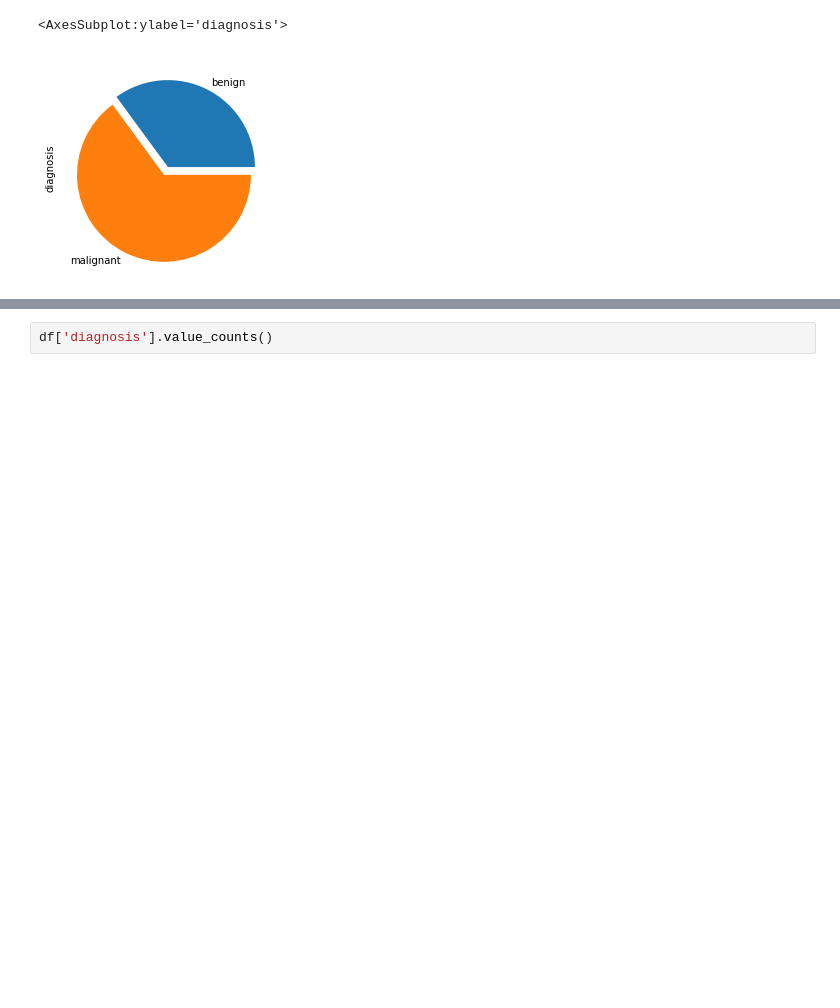
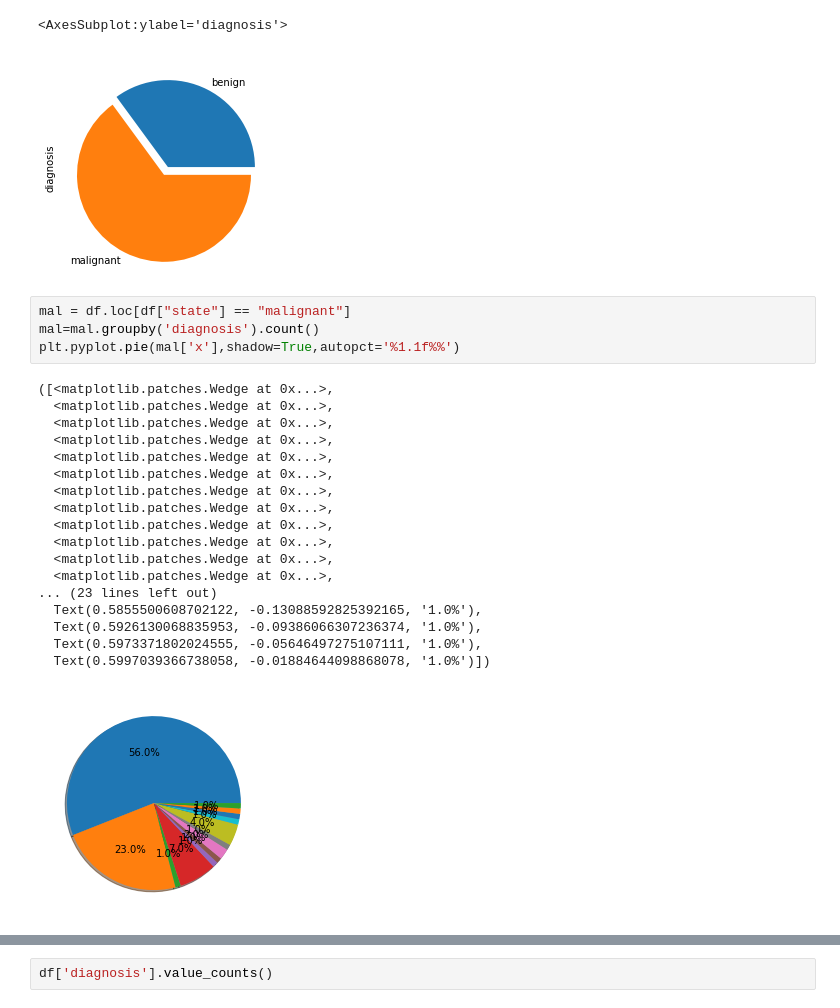
Before and after one commit to SyedMoeezAli/Python, a Jupyter notebook: Assignment#01.ipynb, the cells around one changed output, grey strips where cells are left out. Drawn from its saved outputs; the diff is of its cells as text; blank space fills up the shorter version.

```diff
--- a/Assignment#01.ipynb
+++ b/Assignment#01.ipynb
@@ -67,3 +67,26 @@ disease_state.plot(kind='pie',explode=[0,0.1])
 # %% [output]
 <AxesSubplot:ylabel='diagnosis'>
 [figure]
+# %%
+mal = df.loc[df["state"] == "malignant"]
+mal=mal.groupby('diagnosis').count()
+plt.pyplot.pie(mal['x'],shadow=True,autopct='%1.1f%%')
+# %% [output]
+([<matplotlib.patches.Wedge at 0x...>,
+  <matplotlib.patches.Wedge at 0x...>,
+  <matplotlib.patches.Wedge at 0x...>,
+  <matplotlib.patches.Wedge at 0x...>,
+  <matplotlib.patches.Wedge at 0x...>,
+  <matplotlib.patches.Wedge at 0x...>,
+  <matplotlib.patches.Wedge at 0x...>,
+  <matplotlib.patches.Wedge at 0x...>,
+  <matplotlib.patches.Wedge at 0x...>,
+  <matplotlib.patches.Wedge at 0x...>,
+  <matplotlib.patches.Wedge at 0x...>,
+  <matplotlib.patches.Wedge at 0x...>,
+... (23 lines left out)
+  Text(0.5855500608702122, -0.13088592825392165, '1.0%'),
+  Text(0.5926130068835953, -0.09386066307236374, '1.0%'),
+  Text(0.5973371802024555, -0.05646497275107111, '1.0%'),
+  Text(0.5997039366738058, -0.01884644098868078, '1.0%')])
+[figure, added]
```
Also changed, not shown: parts of 3 cells of this notebook.
